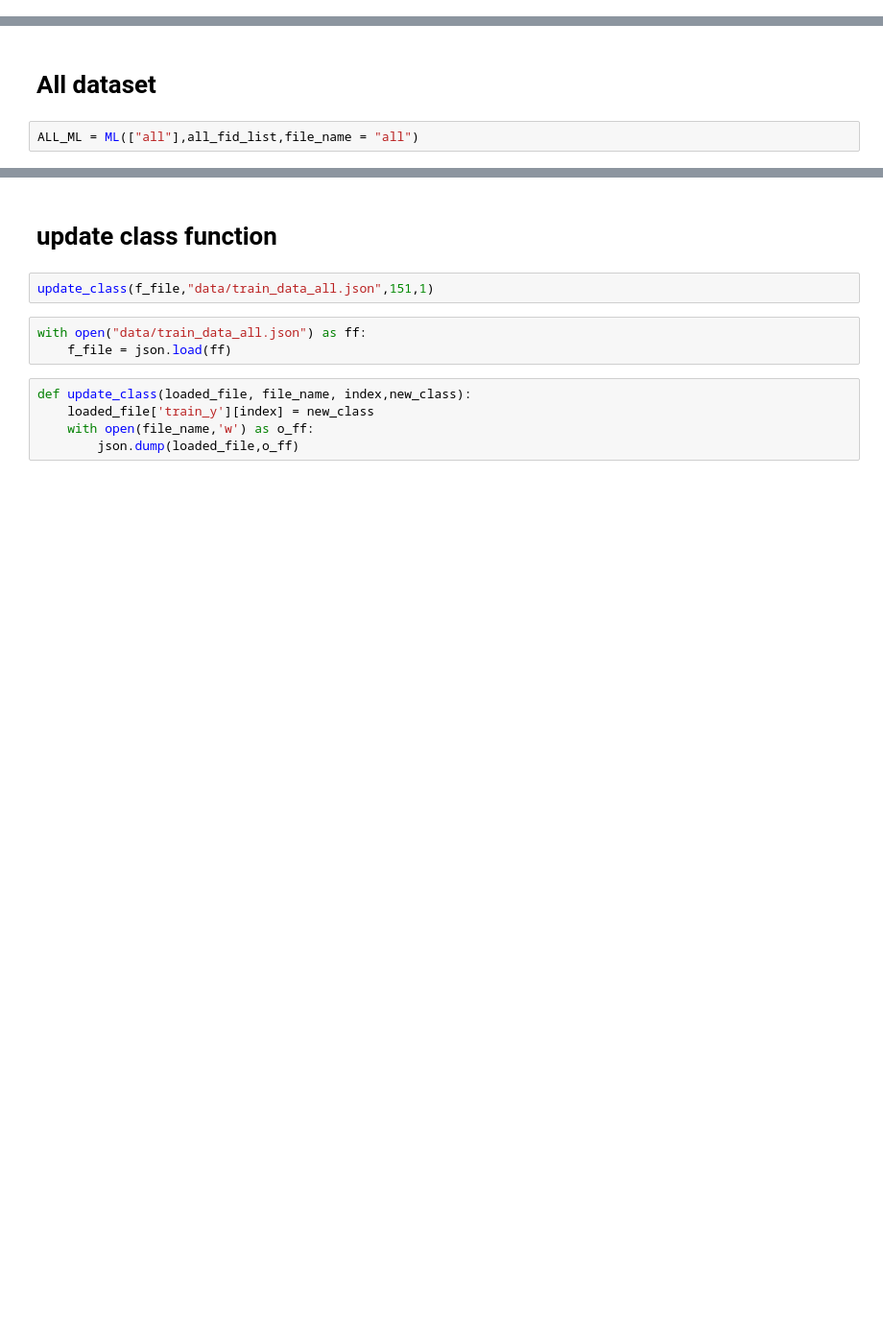
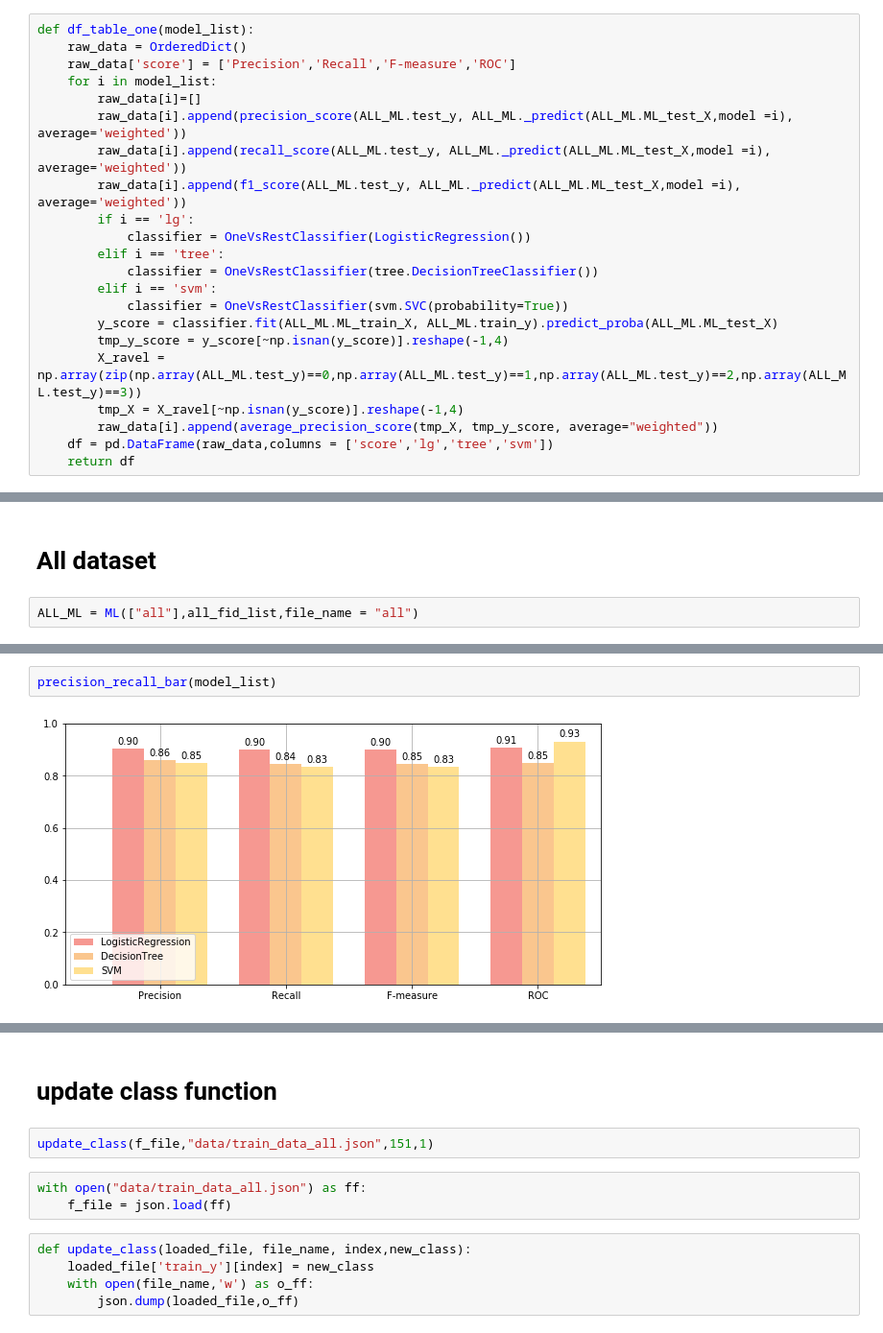
Before and after one commit to Ningster/fanpage_research, a Jupyter notebook: Classifying message.ipynb, the cells around one changed output, grey strips where cells are left out. Shown at 96% size. Saved outputs shown, nothing was run; the diff lists cells and outputs as text; blank space fills up the shorter version.

Commit message:
Update precision recall curve and performance bar chart

```diff
--- a/Classifying message.ipynb
+++ b/Classifying message.ipynb
@@ -249,0 +272,22 @@ class ML:
+# %%
+def df_table_one(model_list):
+    raw_data = OrderedDict()
+    raw_data['score'] = ['Precision','Recall','F-measure','ROC']
+    for i in model_list:
+        raw_data[i]=[]
+        raw_data[i].append(precision_score(ALL_ML.test_y, ALL_ML._predict(ALL_ML.ML_test_X,model =i), average='weighted'))
+        raw_data[i].append(recall_score(ALL_ML.test_y, ALL_ML._predict(ALL_ML.ML_test_X,model =i), average='weighted'))
+        raw_data[i].append(f1_score(ALL_ML.test_y, ALL_ML._predict(ALL_ML.ML_test_X,model =i), average='weighted'))
+        if i == 'lg':
+            classifier = OneVsRestClassifier(LogisticRegression())
+        elif i == 'tree':
+            classifier = OneVsRestClassifier(tree.DecisionTreeClassifier())
+        elif i == 'svm':
+            classifier = OneVsRestClassifier(svm.SVC(probability=True))
+        y_score = classifier.fit(ALL_ML.ML_train_X, ALL_ML.train_y).predict_proba(ALL_ML.ML_test_X)
+        tmp_y_score = y_score[~np.isnan(y_score)].reshape(-1,4)
+        X_ravel = np.array(zip(np.array(ALL_ML.test_y)==0,np.array(ALL_ML.test_y)==1,np.array(ALL_ML.test_y)==2,np.array(ALL_ML.test_y)==3))
+        tmp_X = X_ravel[~np.isnan(y_score)].reshape(-1,4)
+        raw_data[i].append(average_precision_score(tmp_X, tmp_y_score, average="weighted"))
+    df = pd.DataFrame(raw_data,columns = ['score','lg','tree','svm'])
+    return df
@@ -253,0 +446,4 @@ ALL_ML = ML(["all"],all_fid_list,file_name = "all")
+# %%
+precision_recall_bar(model_list)
+# %% [output]
+[figure, added]
```
Also changed, not shown: parts of 44 cells of this notebook.
